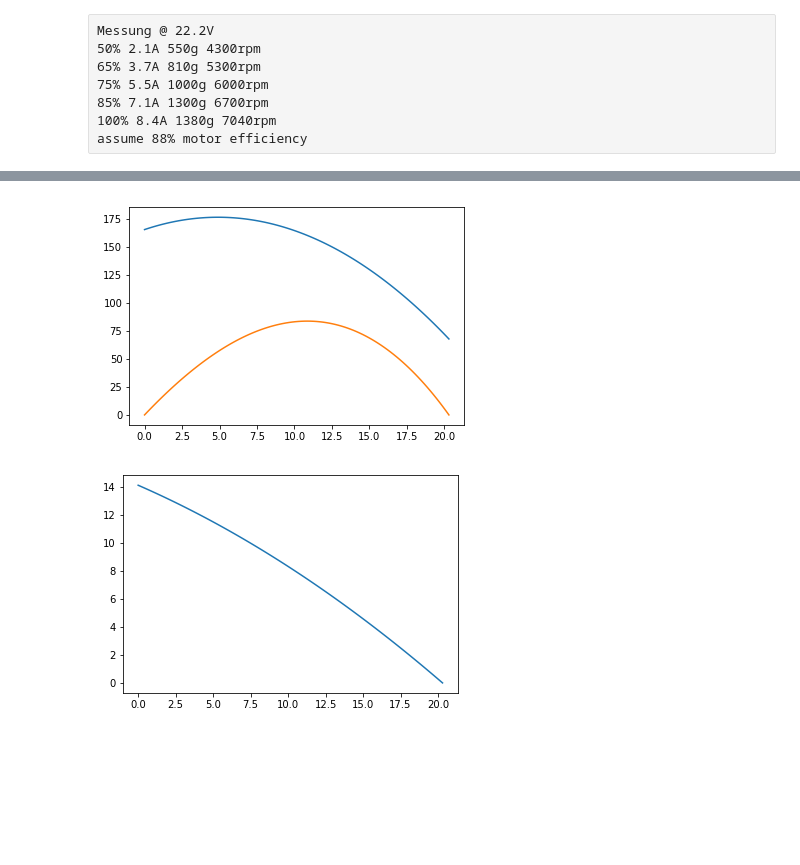
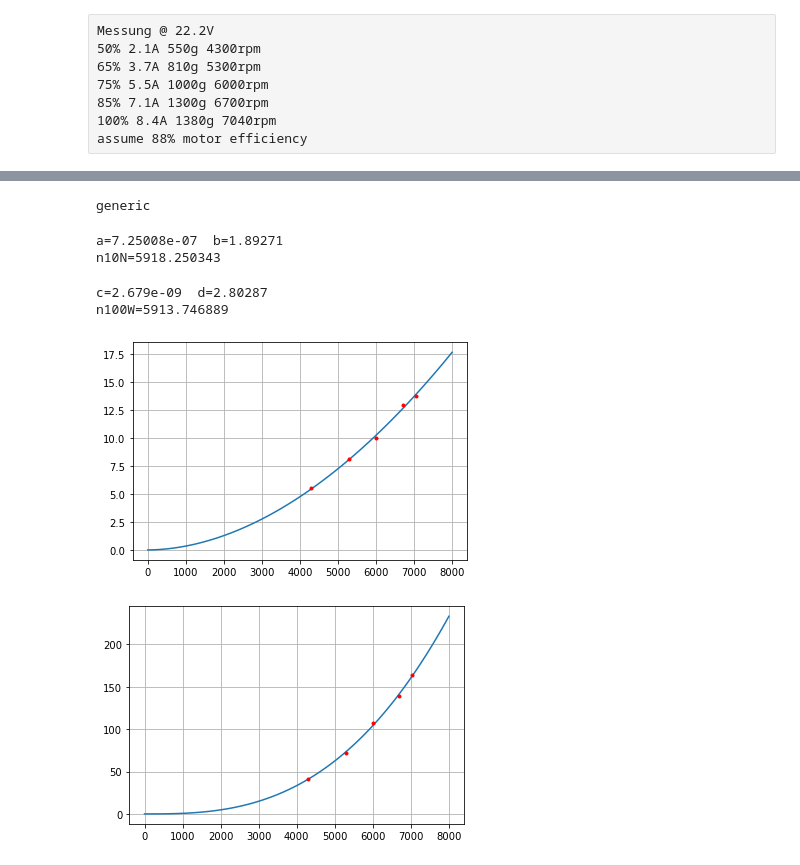
Before and after one commit to lehnertu/pyDriveCalc, a Jupyter notebook: Propeller.ipynb, the cells around one changed output, grey strips where cells are left out. Saved outputs shown, nothing was run; the diff lists cells and outputs as text; code cells hidden in the pictures; blank space fills up the shorter version.

```diff
--- a/Propeller.ipynb
+++ b/Propeller.ipynb
@@ -251,14 +114,35 @@ print(Prop.Thrust(n))
-# %%
-n=7040
-v = np.linspace(0,Prop.Vmax(n),100)
-P = Prop.ShaftPower(n,v)
-T = Prop.Thrust(n,v)
-Pwirk = T*v
-plt.plot(v,P)
-plt.plot(v,Pwirk)
-plt.show()
-plt.plot(v,T)
-plt.show()
-# %% [output]
-[figure, removed]
-[figure, removed]
+# %%
+cf1345 = PropellerStatic()
+# %% [output]
+generic
+# %%
+rpmData = np.array([4300, 5300, 6000, 6700, 7040])
+tData = np.array([5.5, 8.1, 10.0, 13.0, 13.8])
+iData = np.array([2.1, 3.7, 5.5, 7.1, 8.4])
+pData = iData * 22.2 * 0.88
+# %%
+cf1345.fitThrust(rpmData,tData)
+# %% [output]
+a=7.25008e-07  b=1.89271
+n10N=5918.250343
+# %%
+cf1345.fitPower(rpmData,pData)
+# %% [output]
+c=2.679e-09  d=2.80287
+n100W=5913.746889
+# %%
+n = np.linspace(0,8000,100)
+T = cf1345.Thrust(n)
+plt.plot(n,T)
+plt.plot(rpmData,tData,'r.')
+plt.grid()
+plt.show()
+
+P = cf1345.ShaftPower(n)
+plt.plot(n,P)
+plt.plot(rpmData,pData,'r.')
+plt.grid()
+plt.show()
+# %% [output]
+[figure, added]
+[figure, added]
```
Also changed, not shown: parts of 33 cells of this notebook, 4 other files.
